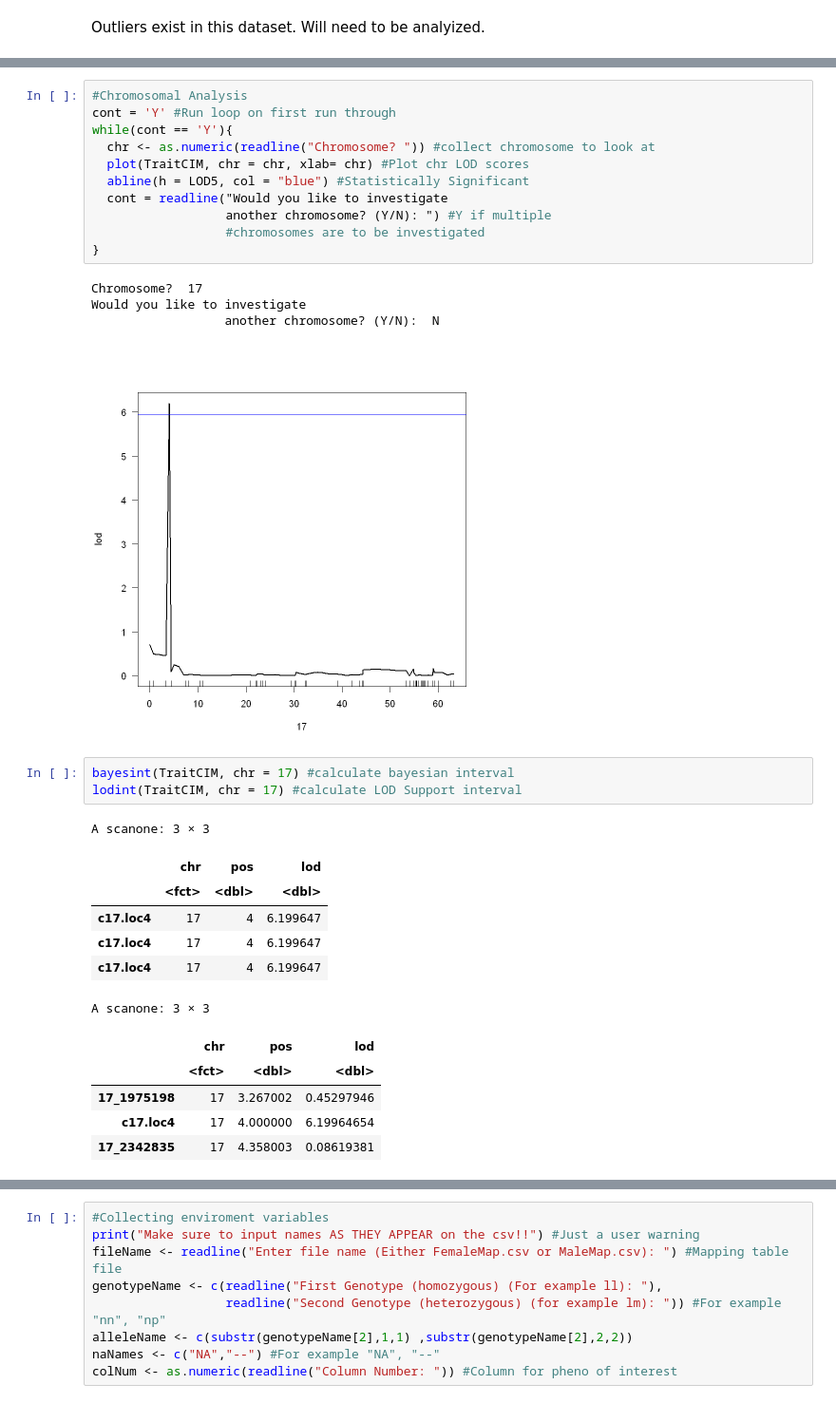
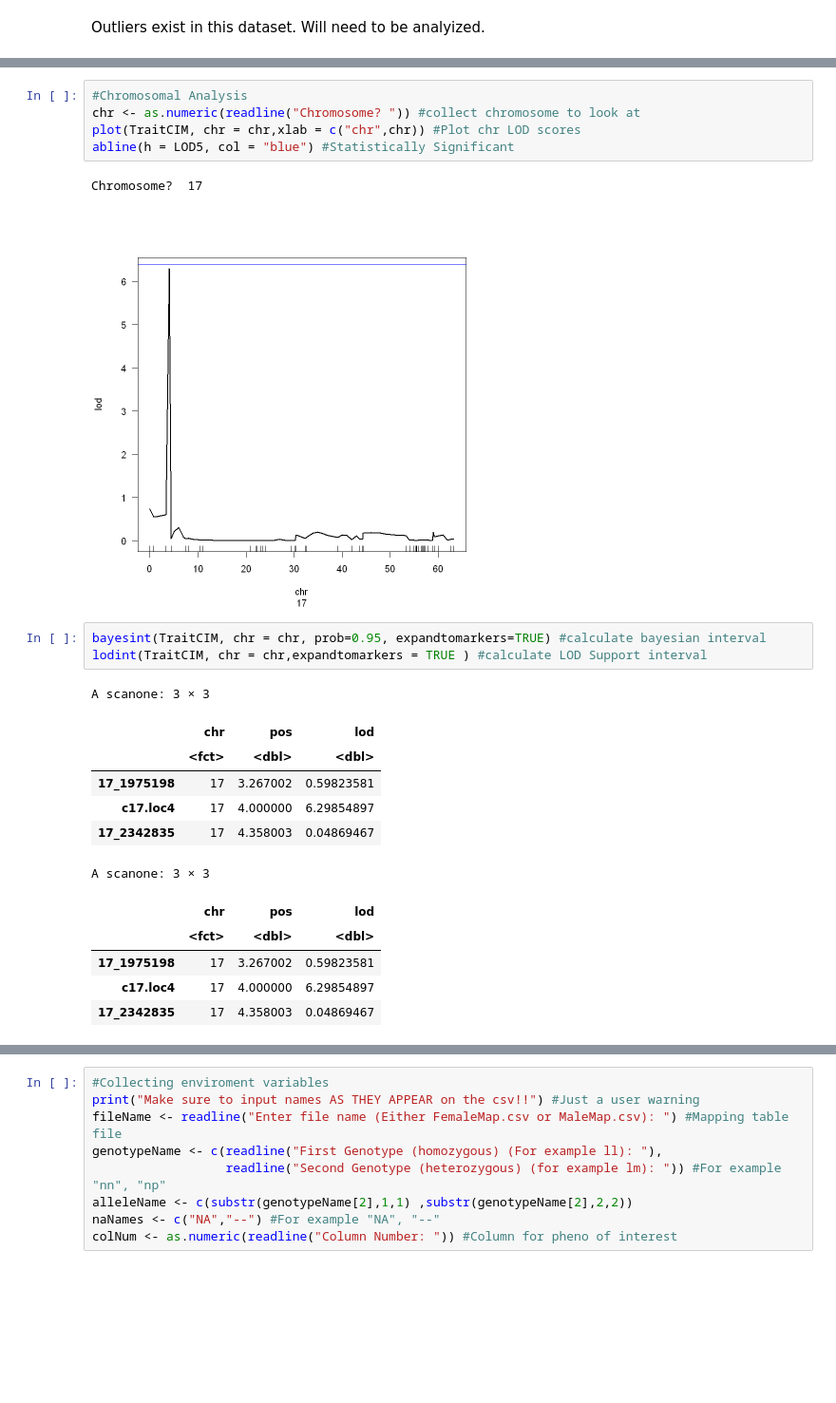
Before and after one commit to Kovacs-Lab/Aim-3, a Jupyter notebook: QTL_mapping/Analysis summaries by trait/Al_Summary.ipynb, the cells around one changed output, grey strips where cells are left out. Shown at 95% size. Saved outputs shown, nothing was run; the diff lists cells and outputs as text; blank space fills up the shorter version.

Commit message:
repeated Rqtl analysis for this trait
Going through the code to check results and prepare for PGRP annual update.  Uploading file directly because of GitHub Desktop issue.

```diff
--- a/QTL_mapping/Analysis summaries by trait/Al_Summary.ipynb
+++ b/QTL_mapping/Analysis summaries by trait/Al_Summary.ipynb
@@ -99,35 +142,27 @@ LOD thresholds (1000 permutations)
 # %%
 #Chromosomal Analysis
-cont = 'Y' #Run loop on first run through
-while(cont == 'Y'){
-  chr <- as.numeric(readline("Chromosome? ")) #collect chromosome to look at
-  plot(TraitCIM, chr = chr, xlab= chr) #Plot chr LOD scores
-  abline(h = LOD5, col = "blue") #Statistically Significant
-  cont = readline("Would you like to investigate
-                  another chromosome? (Y/N): ") #Y if multiple
-                  #chromosomes are to be investigated
-}
+chr <- as.numeric(readline("Chromosome? ")) #collect chromosome to look at
+plot(TraitCIM, chr = chr,xlab = c("chr",chr)) #Plot chr LOD scores
+abline(h = LOD5, col = "blue") #Statistically Significant
 # %% [output]
 Chromosome?  17
-Would you like to investigate
-                  another chromosome? (Y/N):  N
-[figure, old version]
+[figure, new version]
 # %%
-bayesint(TraitCIM, chr = 17) #calculate bayesian interval
-lodint(TraitCIM, chr = 17) #calculate LOD Support interval
+bayesint(TraitCIM, chr = chr, prob=0.95, expandtomarkers=TRUE) #calculate bayesian interval
+lodint(TraitCIM, chr = chr,expandtomarkers = TRUE ) #calculate LOD Support interval
 # %% [output]
 A scanone: 3 × 3
 |  | chr | pos | lod |
 |  | <fct> | <dbl> | <dbl> |
-| c17.loc4 | 17 | 4 | 6.199647 |
-| c17.loc4 | 17 | 4 | 6.199647 |
-| c17.loc4 | 17 | 4 | 6.199647 |
+| 17_1975198 | 17 | 3.267002 | 0.59823581 |
+| c17.loc4 | 17 | 4.000000 | 6.29854897 |
+| 17_2342835 | 17 | 4.358003 | 0.04869467 |
 A scanone: 3 × 3
 |  | chr | pos | lod |
 |  | <fct> | <dbl> | <dbl> |
-| 17_1975198 | 17 | 3.267002 | 0.45297946 |
-| c17.loc4 | 17 | 4.000000 | 6.19964654 |
-| 17_2342835 | 17 | 4.358003 | 0.08619381 |
+| 17_1975198 | 17 | 3.267002 | 0.59823581 |
+| c17.loc4 | 17 | 4.000000 | 6.29854897 |
+| 17_2342835 | 17 | 4.358003 | 0.04869467 |
 # %%
 p <- as.numeric(readline("Position for analysis: "))
 qtl <- makeqtl(Map, chr = chr, pos = p, what="prob") #pulls genotype probabilities
```
Also changed, not shown: parts of 4 cells of this notebook.
